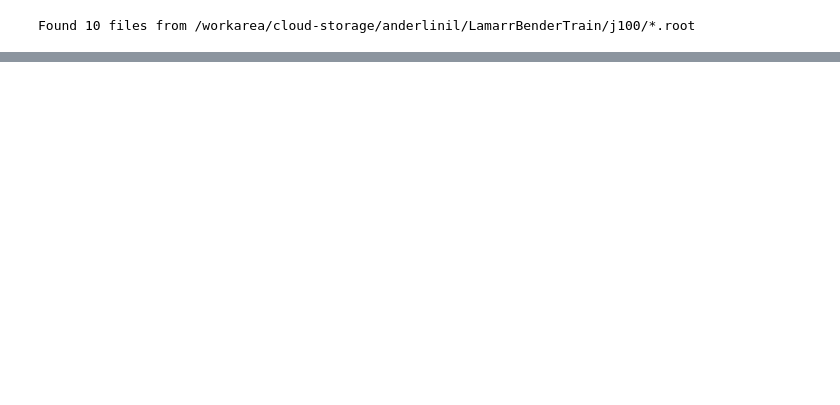
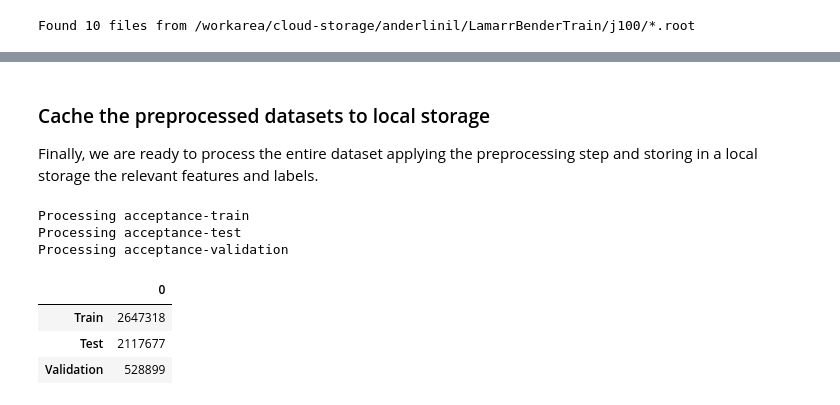
Before and after one commit to landerlini/lb-trksim-train, a Jupyter notebook: notebooks/Preprocessing.ipynb, the cells around one changed output, grey strips where cells are left out. Saved outputs shown, nothing was run; the diff lists cells and outputs as text; code cells hidden in the pictures; blank space fills up the shorter version.

```diff
--- a/notebooks/Preprocessing.ipynb
+++ b/notebooks/Preprocessing.ipynb
@@ -89,9 +174,11 @@ from sklearn.compose import ColumnTransformer
 from sklearn.preprocessing import QuantileTransformer
 
 X = df.values
+n_features = len(acceptance_features)
+n_flags = len(acceptance_flags)
 
 preprocessing_step = ColumnTransformer([
-    ("quantile", QuantileTransformer(output_distribution='normal'), list(range(6))),
-    ("flags", "passthrough", list(range(6,X.shape[1])))
+    ("quantile", QuantileTransformer(output_distribution='normal'), np.arange(n_features)),
+    ("flags", "passthrough", n_features + np.arange(n_flags))
 ])
 preprocessing_step = preprocessing_step.fit(X)
@@ -137,2 +201,31 @@ pd.DataFrame([
+# %% [markdown]
+### Cache the preprocessed datasets to local storage
+
+Finally, we are ready to process the entire dataset applying the preprocessing step and storing in a local storage the relevant features and labels.
+# %%
+import preprocessing_utils
+
+entries = preprocessing_utils.split_and_store(
+    sim[acceptance_vars + acceptance_labels],
+    [
+        (0.5, environ.get("ACCEPTANCE_TRAIN", "acceptance-train")),
+        (0.4, environ.get("ACCEPTANCE_TEST", "acceptance-test")),
+        (0.1, environ.get("ACCEPTANCE_VALIDATION", "acceptance-validation"))
+    ],
+    chunksize=100_000_000,
+    features=acceptance_vars,
+    labels=acceptance_labels,
+    preprocessorX=preprocessing_step
+)
+
+pd.DataFrame(entries, index=["Train", "Test", "Validation"])
+# %% [output]
+Processing acceptance-train
+Processing acceptance-test
+Processing acceptance-validation
+|  | 0 |
+| Train | 2647318 |
+| Test | 2117677 |
+| Validation | 528899 |
 # %% [markdown]
 # Reconstruction efficiency
```
Also changed, not shown: parts of 32 cells of this notebook, 7 other files.
